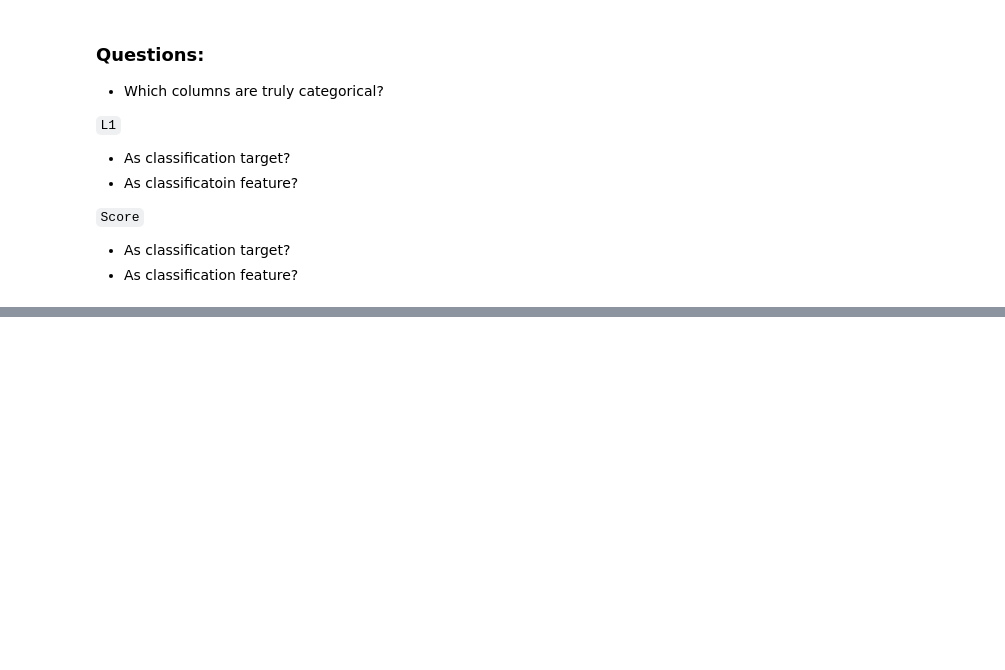
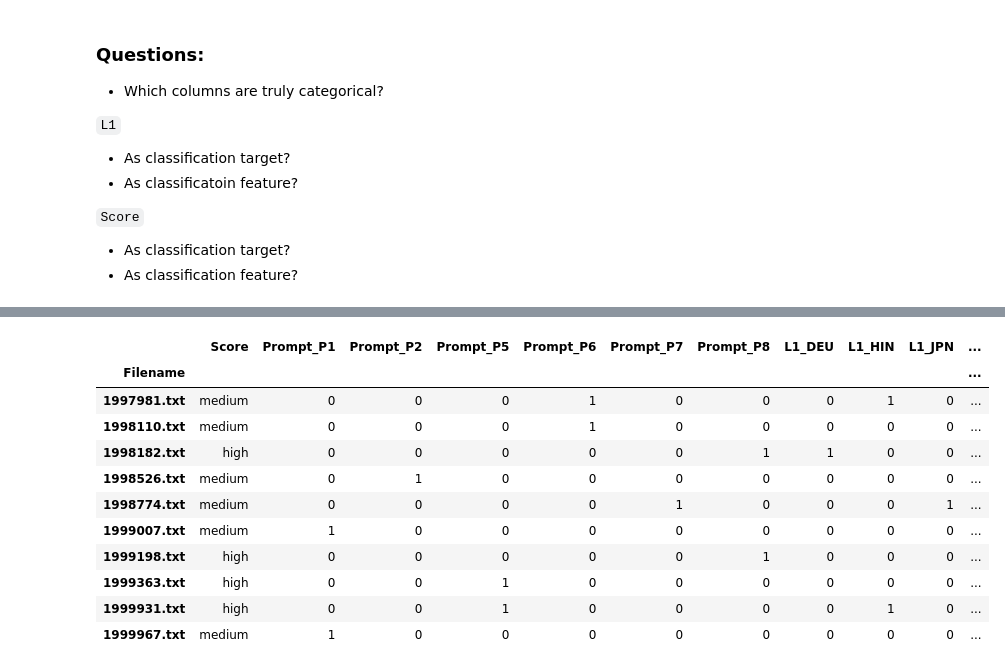
Before and after one commit to mmj32/Class-Practice-Repo, a Jupyter notebook: activity4/Machine_Learning_intro3.ipynb, the cells around one changed output, grey strips where cells are left out. Saved outputs shown, nothing was run; the diff lists cells and outputs as text; code cells hidden in the pictures; blank space fills up the shorter version.

```diff
--- a/activity4/Machine_Learning_intro3.ipynb
+++ b/activity4/Machine_Learning_intro3.ipynb
@@ -167,3 +270,4 @@ ohenc.fit_transform(mini[['L1']]).toarray()
 # %%
-mini = ets_df[:10][['Prompt', 'L1', 'Score']]
+# Re-build mini DF
+mini = ets_df[-10:][['Prompt', 'L1', 'Score']]
 mini
@@ -171,0 +303,16 @@ pd.get_dummies(mini, columns=['L1'])
+# %%
+# Decomposition on both Prompt and L1.
+pd.get_dummies(mini, columns=['Prompt', 'L1'])
+# %% [output]
+|  | Score | Prompt_P1 | Prompt_P2 | Prompt_P5 | Prompt_P6 | Prompt_P7 | Prompt_P8 | L1_DEU | L1_HIN | L1_JPN | ... |
+| Filename |  |  |  |  |  |  |  |  |  |  | ... |
+| 1997981.txt | medium | 0 | 0 | 0 | 1 | 0 | 0 | 0 | 1 | 0 | ... |
+| 1998110.txt | medium | 0 | 0 | 0 | 1 | 0 | 0 | 0 | 0 | 0 | ... |
+| 1998182.txt | high | 0 | 0 | 0 | 0 | 0 | 1 | 1 | 0 | 0 | ... |
+| 1998526.txt | medium | 0 | 1 | 0 | 0 | 0 | 0 | 0 | 0 | 0 | ... |
+| 1998774.txt | medium | 0 | 0 | 0 | 0 | 1 | 0 | 0 | 0 | 1 | ... |
+| 1999007.txt | medium | 1 | 0 | 0 | 0 | 0 | 0 | 0 | 0 | 0 | ... |
+| 1999198.txt | high | 0 | 0 | 0 | 0 | 0 | 1 | 0 | 0 | 0 | ... |
+| 1999363.txt | high | 0 | 0 | 1 | 0 | 0 | 0 | 0 | 0 | 0 | ... |
+| 1999931.txt | high | 0 | 0 | 1 | 0 | 0 | 0 | 0 | 1 | 0 | ... |
+| 1999967.txt | medium | 1 | 0 | 0 | 0 | 0 | 0 | 0 | 0 | 0 | ... |
```
Also changed, not shown: parts of 28 cells of this notebook, 1 other file.
